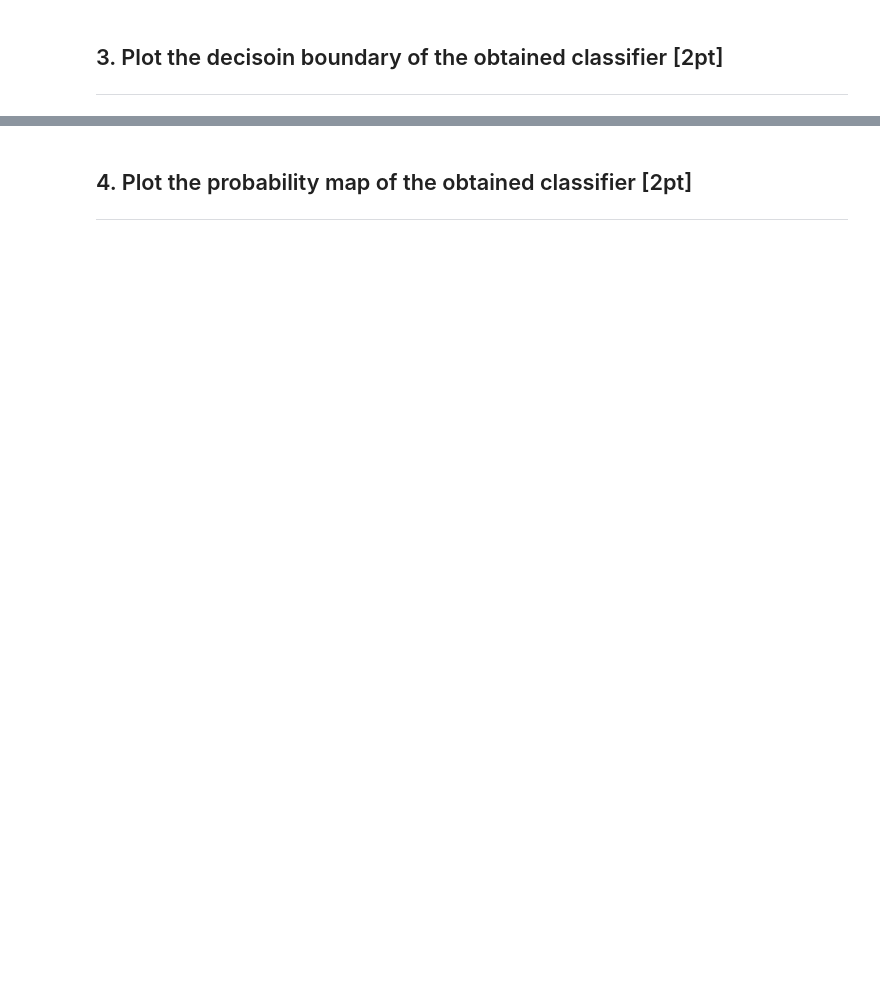
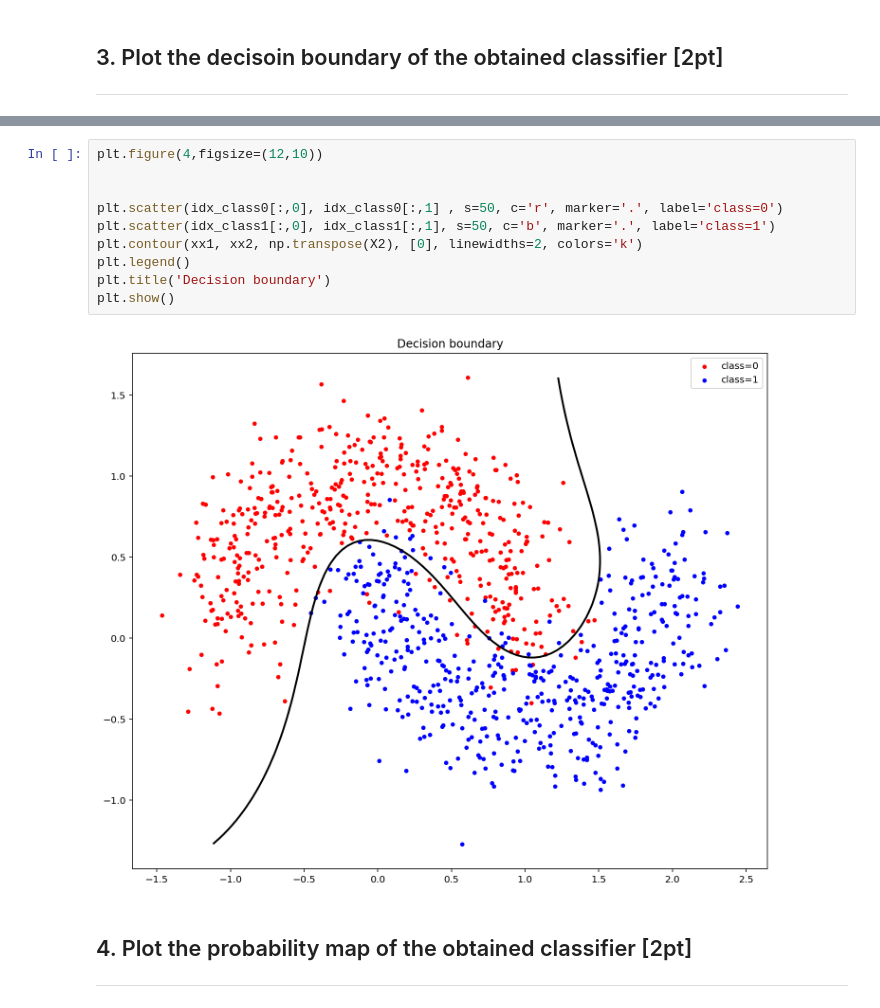
Before and after one commit to minjoong507/Machine-learning-project, a Jupyter notebook: 5week/notebook/assignment-05-b.ipynb, the cells around one changed output, grey strips where cells are left out. Saved outputs shown, nothing was run; the diff lists cells and outputs as text; blank space fills up the shorter version.

Commit message:
decision boundary 출력

```diff
--- a/5week/notebook/assignment-05-b.ipynb
+++ b/5week/notebook/assignment-05-b.ipynb
@@ -368,3 +370,15 @@ plt.show()
+# %%
+plt.figure(4,figsize=(12,10))
+
+
+plt.scatter(idx_class0[:,0], idx_class0[:,1] , s=50, c='r', marker='.', label='class=0')
+plt.scatter(idx_class1[:,0], idx_class1[:,1], s=50, c='b', marker='.', label='class=1')
+plt.contour(xx1, xx2, np.transpose(X2), [0], linewidths=2, colors='k')
+plt.legend()
+plt.title('Decision boundary')
+plt.show()
+# %% [output]
+[figure, added]
 # %% [markdown]
 ## 4. Plot the probability map of the obtained classifier [2pt]
 <hr>
```
Also changed, not shown: parts of 11 cells of this notebook.
